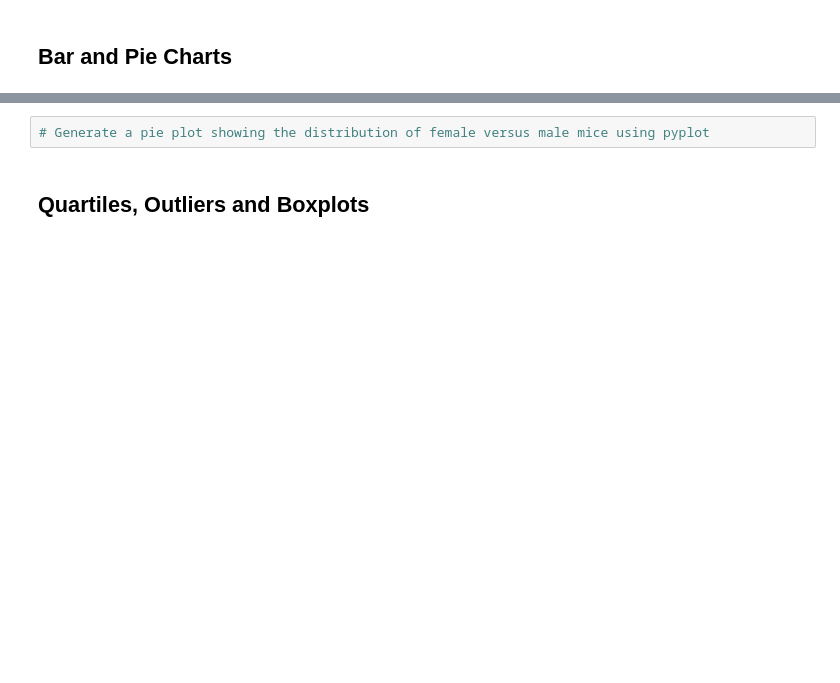
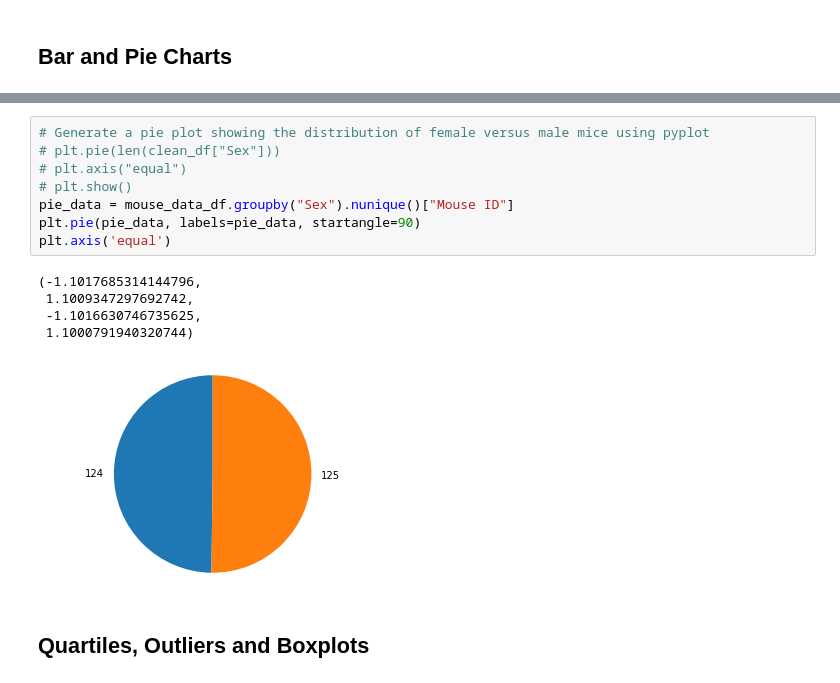
Before and after one commit to Barlow0471/MatplotlibHW, a Jupyter notebook: pymaceuticals_starter.ipynb, the cells around one changed output, grey strips where cells are left out. Saved outputs shown, nothing was run; the diff lists cells and outputs as text; blank space fills up the shorter version.

```diff
--- a/pymaceuticals_starter.ipynb
+++ b/pymaceuticals_starter.ipynb
@@ -161,5 +166,17 @@ drug_chart = drug_group.plot(kind='bar')
 # %%
 # Generate a pie plot showing the distribution of female versus male mice using pyplot
+# plt.pie(len(clean_df["Sex"]))
+# plt.axis("equal")
+# plt.show()
+pie_data = mouse_data_df.groupby("Sex").nunique()["Mouse ID"]
+plt.pie(pie_data, labels=pie_data, startangle=90)
+plt.axis('equal')
+# %% [output]
+(-1.1017685314144796,
+ 1.1009347297692742,
+ -1.1016630746735625,
+ 1.1000791940320744)
+[figure, added]
 # %% [markdown]
 ## Quartiles, Outliers and Boxplots
 # %%
```
Also changed, not shown: parts of 3 cells of this notebook.
